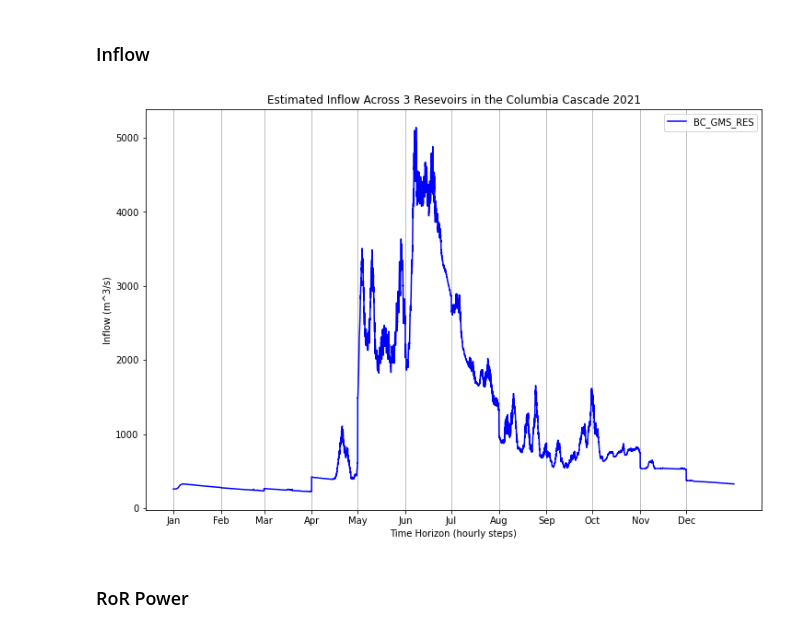
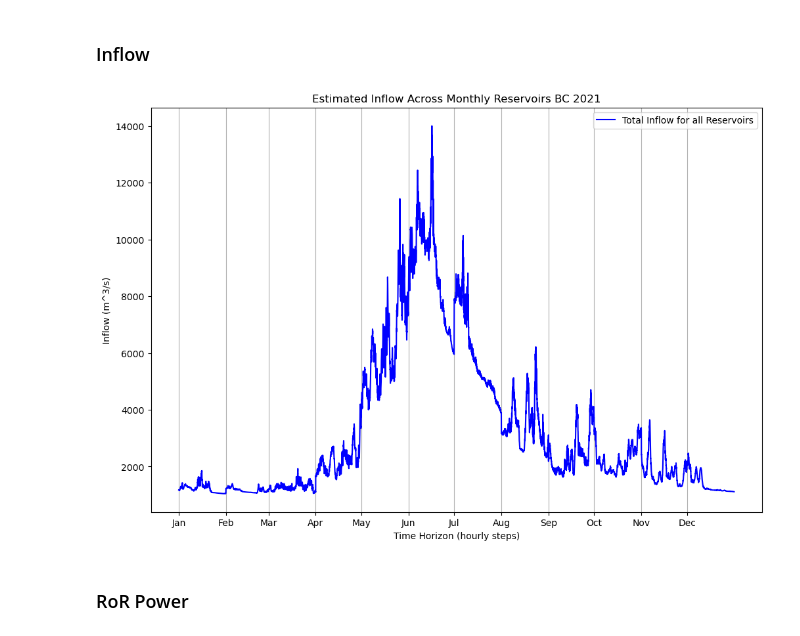
Before and after one commit to DeltaE/PyPSA_BC, a Jupyter notebook: notebooks/validate-hydro.ipynb, the cells around one changed output. Saved outputs shown, nothing was run; the diff lists cells and outputs as text; code cells hidden in the pictures.

```diff
--- a/notebooks/validate-hydro.ipynb
+++ b/notebooks/validate-hydro.ipynb
@@ -15,26 +15,27 @@ inflow_df.index = pd.to_datetime(inflow_df.index)
 # %%
 fig, ax = plt.subplots(figsize=(12,8))
 # fig.figsize(12,8)
 
 # plt.figure(figsize=(12,8))
-ax.plot(inflow_df['BC_GMS_RES'] / 3600, color='b',label='BC_GMS_RES')
+# ax.plot(inflow_df['BC_GMS_RES'] / 3600, color='b',label='BC_GMS_RES')
+ax.plot(inflow_df.sum(axis=1)/ 3600, color='b', label="Total Inflow for all Reservoirs")
 # ax.plot(inflow_df['BC_REV_RES'] / 3600, color='r',label='BC_REV_RES')
 # ax.plot(inflow_df['BC_ALH_RES'] / 3600, color='c',label='BC_ALH_RES')
 
 
 # Formatting options
 ax.legend()
 plt.xlabel('Time Horizon (hourly steps)')
 plt.ylabel('Inflow (m^3/s)')
-plt.title('Estimated Inflow Across 3 Resevoirs in the Columbia Cascade 2021')
+plt.title('Estimated Inflow Across Monthly Reservoirs BC 2021')
 plt.grid(axis='x')
 xticks = ['2021-01-01 00:00:00', '2021-02-01 00:00:00', '2021-03-01 00:00:00', '2021-04-01 00:00:00', '2021-05-01 00:00:00', '2021-06-01 00:00:00',
           '2021-07-01 00:00:00', '2021-08-01 00:00:00', '2021-09-01 00:00:00', '2021-10-01 00:00:00', '2021-11-01 00:00:00', '2021-12-01 00:00:00']
 xtick_labels = month_names = ['Jan','Feb','Mar','Apr','May','Jun','Jul','Aug','Sep','Oct','Nov','Dec']
 _ = ax.set_xticks(xticks)
 _ = ax.set_xticklabels(xtick_labels)
 # %% [output]
-[figure, old version]
+[figure, new version]
 # %% [markdown]
 ### RoR Power
 # %%
```
Also changed, not shown: parts of 9 cells of this notebook, 23 other files.
